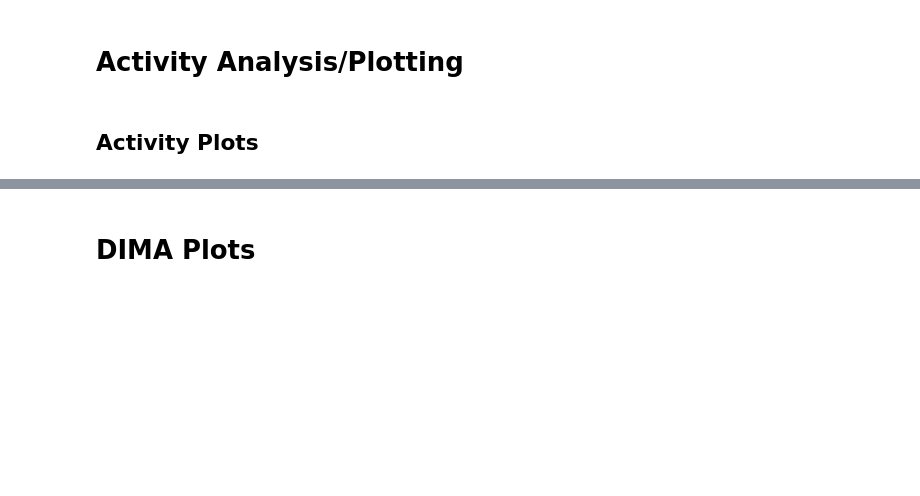
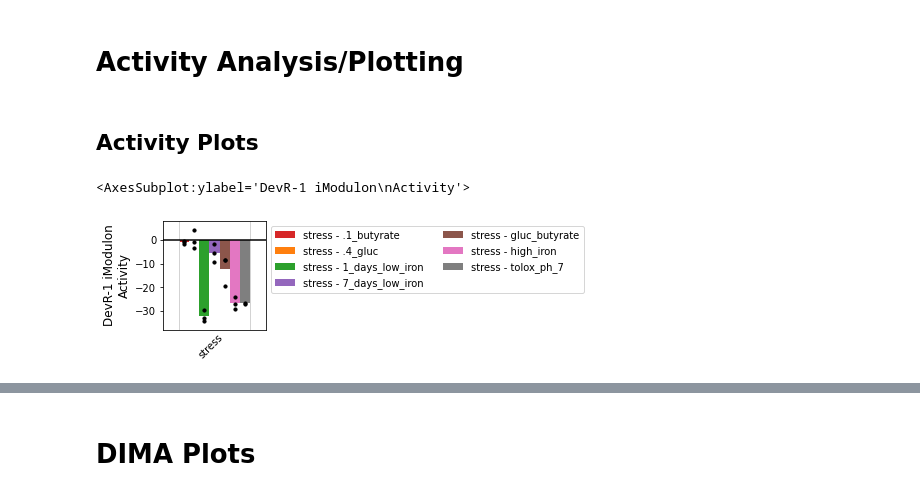
Before and after one commit to Reosu/modulome_mtb, a Jupyter notebook: notebooks/Validation_and_Discovery_Figures.ipynb, the cells around one changed output, grey strips where cells are left out. Saved outputs shown, nothing was run; the diff lists cells and outputs as text; code cells hidden in the pictures; blank space fills up the shorter version.

```diff
--- a/notebooks/Validation_and_Discovery_Figures.ipynb
+++ b/notebooks/Validation_and_Discovery_Figures.ipynb
@@ -58,3 +58,8 @@ ica_data.A.head()
 # Activity Analysis/Plotting
 # %% [markdown]
 ## Activity Plots
+# %%
+plot_activities(ica_data,"DevR-1","stress")
+# %% [output]
+<AxesSubplot:ylabel='DevR-1 iModulon\nActivity'>
+[figure, added]
```
Also changed, not shown: parts of 12 cells of this notebook, 14 other files.
